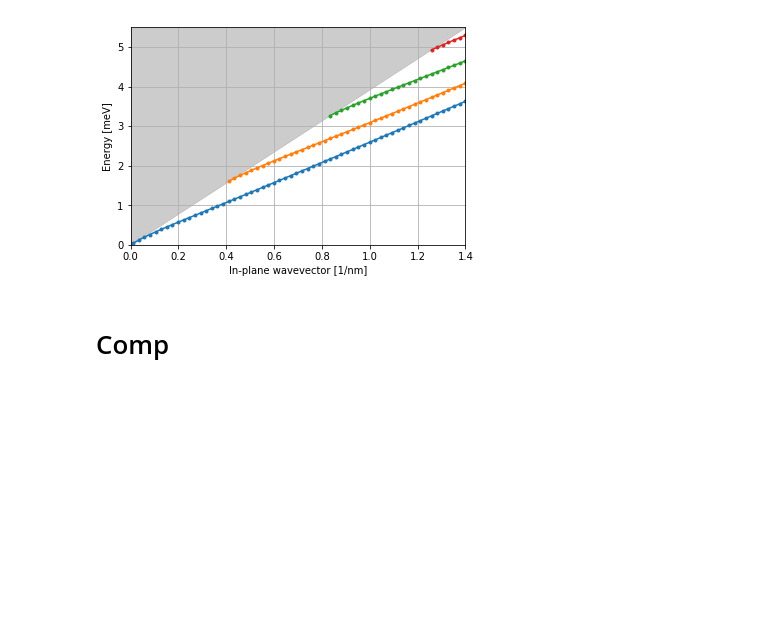
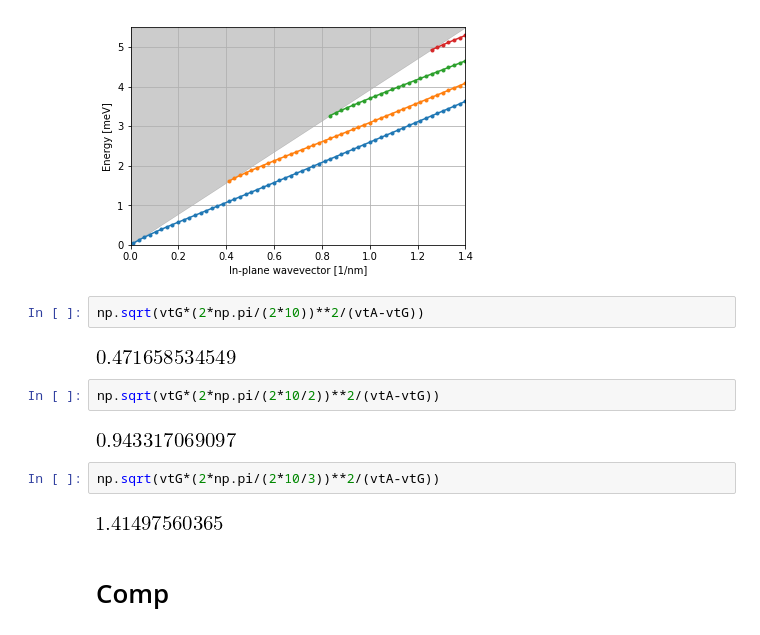
Before and after one commit to samueljamesbader/PyNitride, a Jupyter notebook: examples/pfet_strain/PhononHeteroMath.ipynb, the cells around one changed output. Saved outputs shown, nothing was run; the diff lists cells and outputs as text; blank space fills up the shorter version.

```diff
--- a/examples/pfet_strain/PhononHeteroMath.ipynb
+++ b/examples/pfet_strain/PhononHeteroMath.ipynb
@@ -1249,6 +1237,18 @@ plt.xlabel("In-plane wavevector [1/nm]")
 # %% [output]
 Text(0.5,0,'In-plane wavevector [1/nm]')
 [figure]
+# %%
+np.sqrt(vtG*(2*np.pi/(2*10))**2/(vtA-vtG))
+# %% [output]
+[figure, added]
+# %%
+np.sqrt(vtG*(2*np.pi/(2*10/2))**2/(vtA-vtG))
+# %% [output]
+[figure, added]
+# %%
+np.sqrt(vtG*(2*np.pi/(2*10/3))**2/(vtA-vtG))
+# %% [output]
+[figure, added]
 # %% [markdown]
 # Comp
 # %%
```
Also changed, not shown: parts of 3 cells of this notebook, 1 other file.
